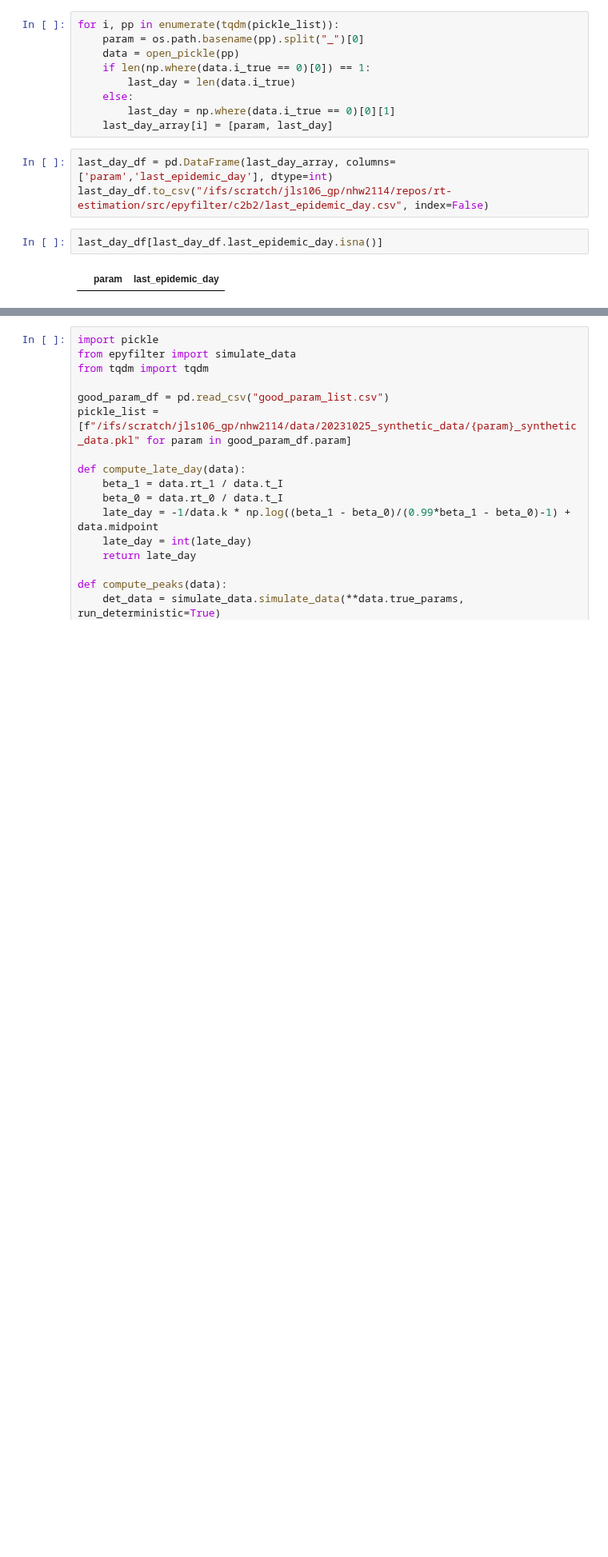
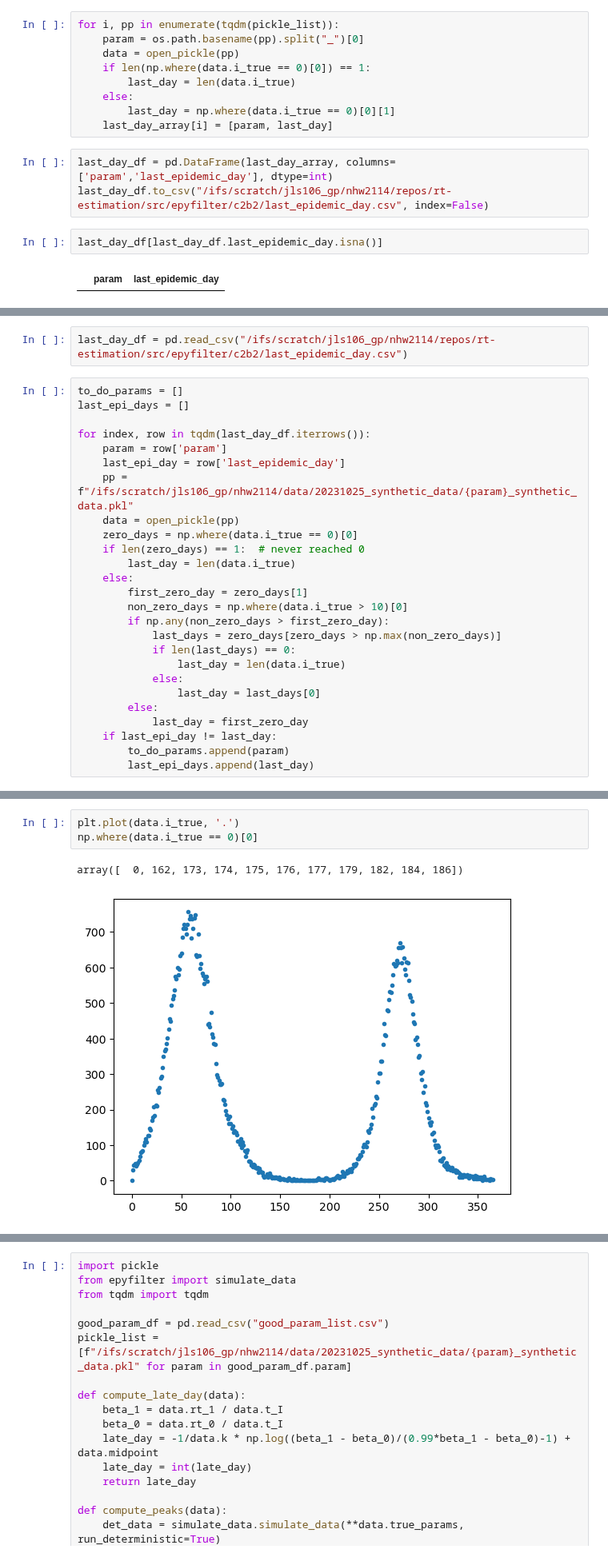
Before and after one commit to hwunrow/epykalman, a Jupyter notebook: src/epyfilter/c2b2/create_plots.ipynb, the cells around one changed output, grey strips where cells are left out. Shown at 80% size. Drawn from its saved outputs; the diff is of its cells as text; blank space fills up the shorter version.

Commit message:
jupyter checkpoint, save todo params where last epi day was wrong

```diff
--- a/src/epyfilter/c2b2/create_plots.ipynb
+++ b/src/epyfilter/c2b2/create_plots.ipynb
@@ -437,0 +431,28 @@ last_day_df[last_day_df.last_epidemic_day.isna()]
+# %%
+last_day_df = pd.read_csv("/ifs/scratch/jls106_gp/nhw2114/repos/rt-estimation/src/epyfilter/c2b2/last_epidemic_day.csv")
+# %%
+to_do_params = []
+last_epi_days = []
+
+for index, row in tqdm(last_day_df.iterrows()):
+    param = row['param']
+    last_epi_day = row['last_epidemic_day']
+    pp = f"/ifs/scratch/jls106_gp/nhw2114/data/20231025_synthetic_data/{param}_synthetic_data.pkl"
+    data = open_pickle(pp)
+    zero_days = np.where(data.i_true == 0)[0]
+    if len(zero_days) == 1:  # never reached 0
+        last_day = len(data.i_true)
+    else:
+        first_zero_day = zero_days[1]
+        non_zero_days = np.where(data.i_true > 10)[0]
+        if np.any(non_zero_days > first_zero_day):
+            last_days = zero_days[zero_days > np.max(non_zero_days)]
+            if len(last_days) == 0:
+                last_day = len(data.i_true)
+            else:
+                last_day = last_days[0]
+        else:
+            last_day = first_zero_day
+    if last_epi_day != last_day:
+        to_do_params.append(param)
+        last_epi_days.append(last_day)
@@ -437,0 +482,6 @@ last_day_df[last_day_df.last_epidemic_day.isna()]
+# %%
+plt.plot(data.i_true, '.')
+np.where(data.i_true == 0)[0]
+# %% [output]
+array([  0, 162, 173, 174, 175, 176, 177, 179, 182, 184, 186])
+[figure, added]
```
Also changed, not shown: parts of 7 cells of this notebook, 1 other file.
